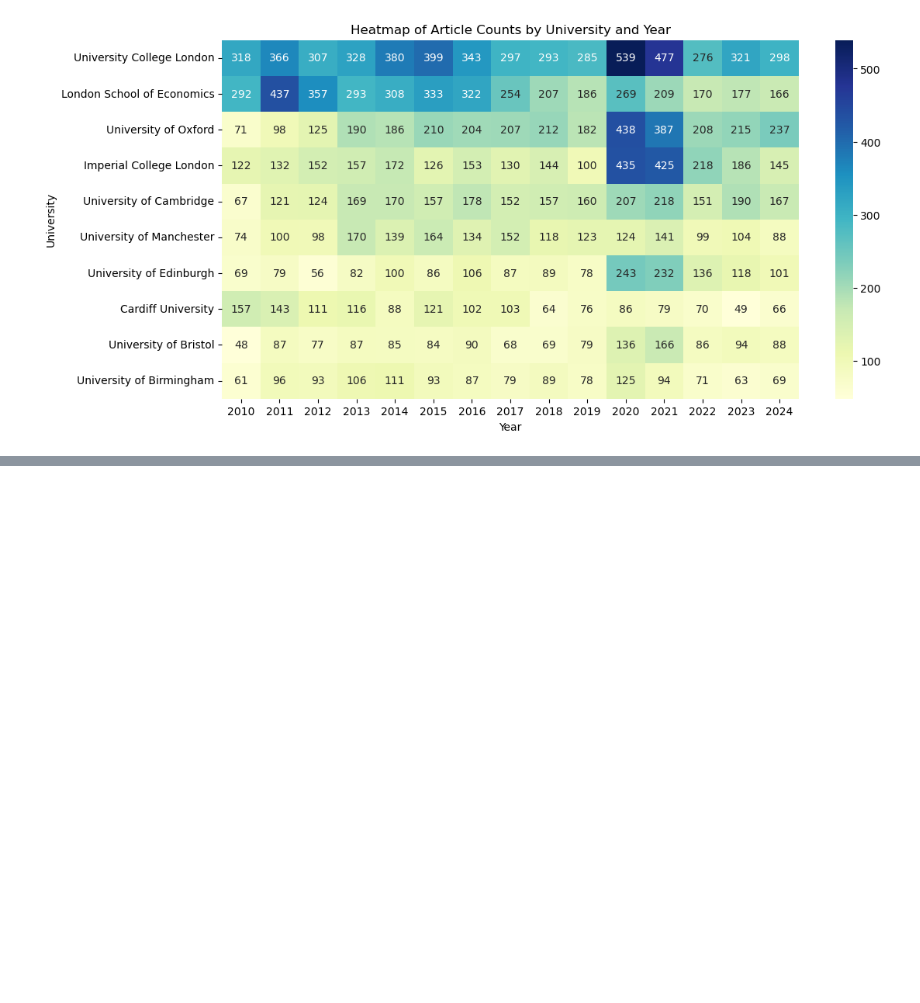
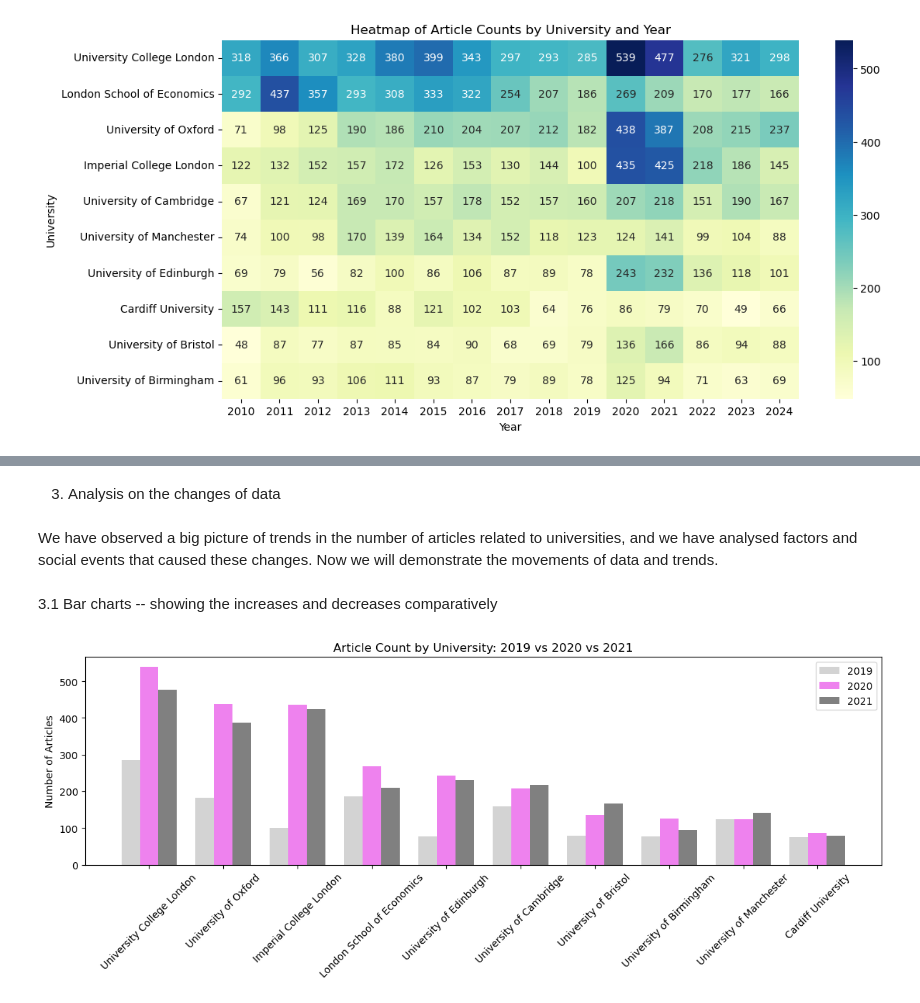
Before and after one commit to ruoxuannn/st115-guardian-project, a Jupyter notebook: huixi.ipynb, the cells around one changed output, grey strips where cells are left out. Drawn from its saved outputs; the diff is of its cells as text; code cells hidden in the pictures; blank space fills up the shorter version.

```diff
--- a/huixi.ipynb
+++ b/huixi.ipynb
@@ -72,0 +222,32 @@ This heatmap demonstrates the same information from the line chart, but tells mo
+# %% [markdown]
+3. Analysis on the changes of data
+# %% [markdown]
+We have observed a big picture of trends in the number of articles related to universities, and we have analysed factors and social events that caused these changes. Now we will demonstrate the movements of data and trends.
+# %% [markdown]
+3.1 Bar charts -- showing the increases and decreases comparatively
+# %%
+import matplotlib.pyplot as plt
+
+years = [2019, 2020, 2021]
+colors = ['lightgrey', 'violet', 'grey']
+width = 0.25
+
+uni_order = counts[counts['year'] == 2020].sort_values('article_count', ascending=False)['university'].tolist()
+
+fig, ax = plt.subplots(figsize=(12, 5))
+
+for i, (year, color) in enumerate(zip(years, colors)):
+    subset = counts[counts['year'] == year].set_index('university')
+    values = [subset.loc[u, 'article_count'] if u in subset.index else 0 for u in uni_order]
+    x = [j + i * width for j in range(len(uni_order))]
+    ax.bar(x, values, width=width, label=str(year), color=color)
+
+ax.set_xticks([j + width for j in range(len(uni_order))])
+ax.set_xticklabels(uni_order, rotation=45)
+ax.set_title('Article Count by University: 2019 vs 2020 vs 2021')
+ax.set_ylabel('Number of Articles')
+ax.legend()
+plt.tight_layout()
+plt.show()
+# %% [output]
+[figure, added]
```
Also changed, not shown: parts of 12 cells of this notebook, 1 other file.
